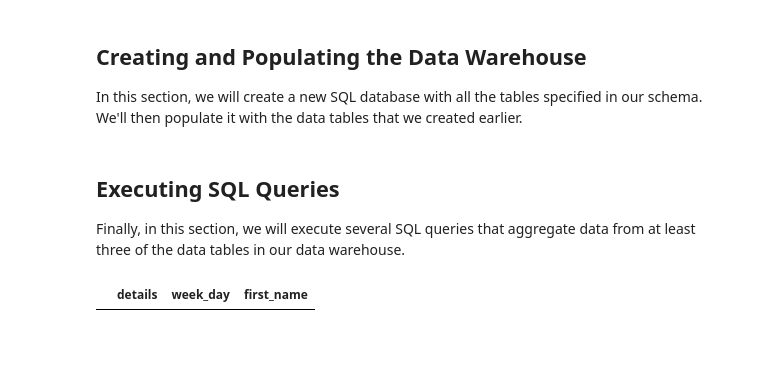
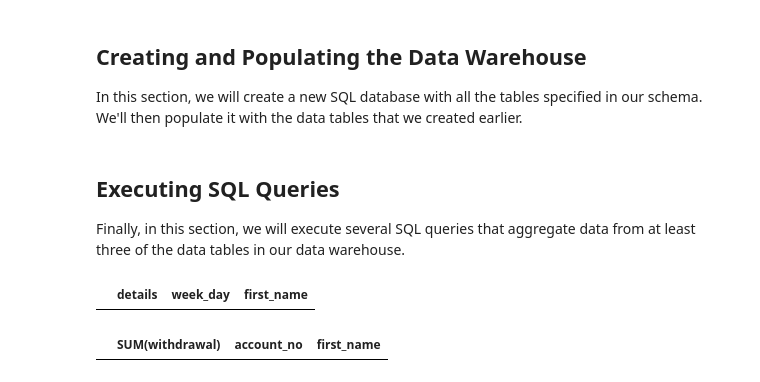
Before and after one commit to MKhour/DSProject1, a Jupyter notebook: DSProject1.ipynb, the cells around one changed output. Saved outputs shown, nothing was run; the diff lists cells and outputs as text; code cells hidden in the pictures; blank space fills up the shorter version.

```diff
--- a/DSProject1.ipynb
+++ b/DSProject1.ipynb
@@ -426,7 +426,9 @@ thursday_transactions
 # %% [output]
 |  | details | week_day | first_name |
 # %%
-sql_query = " .user_id = users.id WHERE week_day = 'Thursday';"
+sql_query = "SELECT SUM(withdrawal), transactions.account_no, first_name FROM transactions JOIN accounts ON transactions.account_no = accounts.account_no JOIN users ON accounts.user_id = users.id GROUP BY account_no; "
 db_name = "banks"
 withdrawals = get_mysql_dataframe(user_id, pwd, host_name, db_name, sql_query)
 withdrawals
+# %% [output]
+|  | SUM(withdrawal) | account_no | first_name |
```
Also changed, not shown: parts of 2 cells of this notebook, 1 other file.
